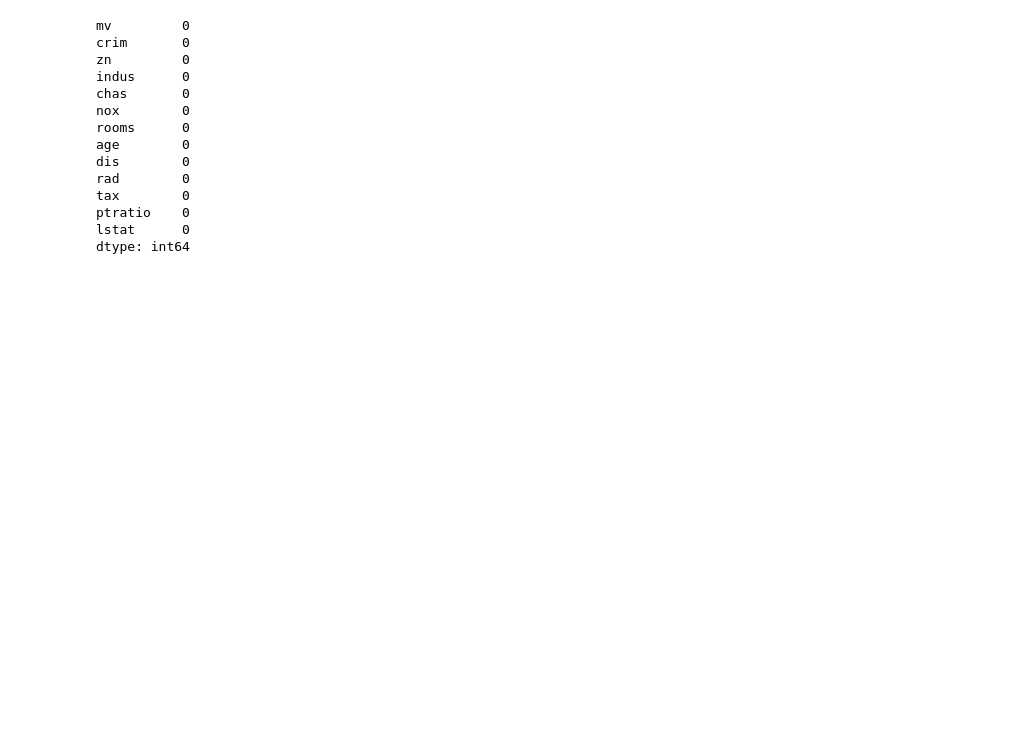
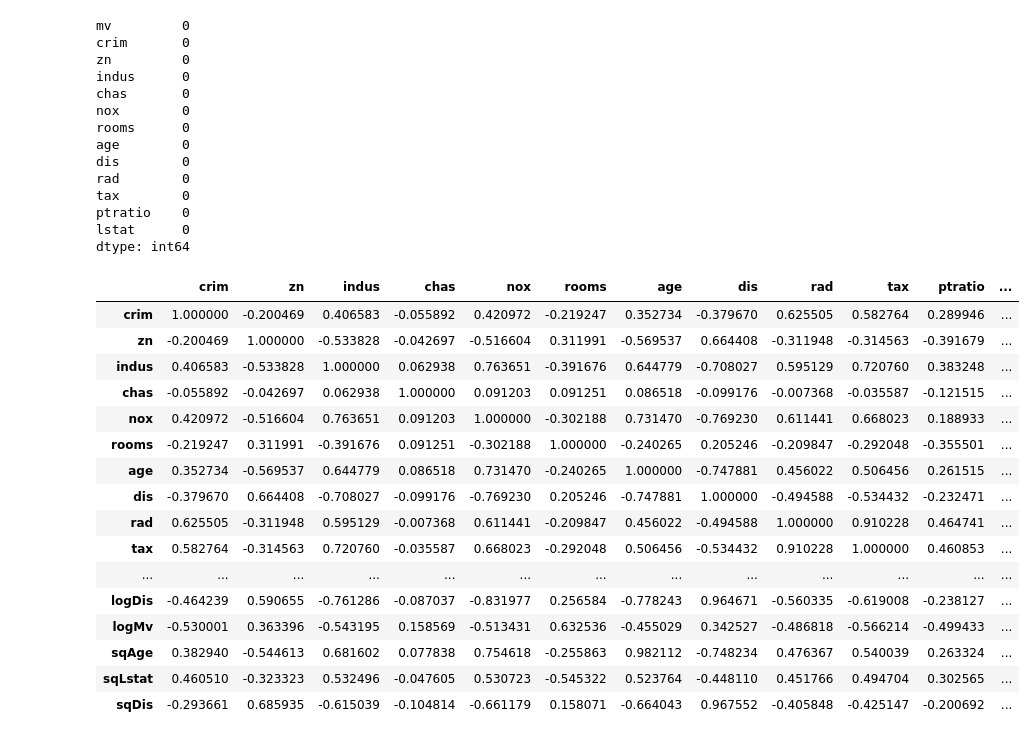
Before and after one commit to tisSoFluffy/MSDS422_ML, a Jupyter notebook: Week2_Assignment_EDA_by_JG.ipynb, the cells around one changed output. Saved outputs shown, nothing was run; the diff lists cells and outputs as text; code cells hidden in the pictures; blank space fills up the shorter version.

```diff
--- a/Week2_Assignment_EDA_by_JG.ipynb
+++ b/Week2_Assignment_EDA_by_JG.ipynb
@@ -235,0 +263,20 @@ dtype: int64
+# %%
+boston.corr()
+# %% [output]
+|  | crim | zn | indus | chas | nox | rooms | age | dis | rad | tax | ptratio | ... |
+| crim | 1.000000 | -0.200469 | 0.406583 | -0.055892 | 0.420972 | -0.219247 | 0.352734 | -0.379670 | 0.625505 | 0.582764 | 0.289946 | ... |
+| zn | -0.200469 | 1.000000 | -0.533828 | -0.042697 | -0.516604 | 0.311991 | -0.569537 | 0.664408 | -0.311948 | -0.314563 | -0.391679 | ... |
+| indus | 0.406583 | -0.533828 | 1.000000 | 0.062938 | 0.763651 | -0.391676 | 0.644779 | -0.708027 | 0.595129 | 0.720760 | 0.383248 | ... |
+| chas | -0.055892 | -0.042697 | 0.062938 | 1.000000 | 0.091203 | 0.091251 | 0.086518 | -0.099176 | -0.007368 | -0.035587 | -0.121515 | ... |
+| nox | 0.420972 | -0.516604 | 0.763651 | 0.091203 | 1.000000 | -0.302188 | 0.731470 | -0.769230 | 0.611441 | 0.668023 | 0.188933 | ... |
+| rooms | -0.219247 | 0.311991 | -0.391676 | 0.091251 | -0.302188 | 1.000000 | -0.240265 | 0.205246 | -0.209847 | -0.292048 | -0.355501 | ... |
+| age | 0.352734 | -0.569537 | 0.644779 | 0.086518 | 0.731470 | -0.240265 | 1.000000 | -0.747881 | 0.456022 | 0.506456 | 0.261515 | ... |
+| dis | -0.379670 | 0.664408 | -0.708027 | -0.099176 | -0.769230 | 0.205246 | -0.747881 | 1.000000 | -0.494588 | -0.534432 | -0.232471 | ... |
+| rad | 0.625505 | -0.311948 | 0.595129 | -0.007368 | 0.611441 | -0.209847 | 0.456022 | -0.494588 | 1.000000 | 0.910228 | 0.464741 | ... |
+| tax | 0.582764 | -0.314563 | 0.720760 | -0.035587 | 0.668023 | -0.292048 | 0.506456 | -0.534432 | 0.910228 | 1.000000 | 0.460853 | ... |
+| ... | ... | ... | ... | ... | ... | ... | ... | ... | ... | ... | ... | ... |
+| logDis | -0.464239 | 0.590655 | -0.761286 | -0.087037 | -0.831977 | 0.256584 | -0.778243 | 0.964671 | -0.560335 | -0.619008 | -0.238127 | ... |
+| logMv | -0.530001 | 0.363396 | -0.543195 | 0.158569 | -0.513431 | 0.632536 | -0.455029 | 0.342527 | -0.486818 | -0.566214 | -0.499433 | ... |
+| sqAge | 0.382940 | -0.544613 | 0.681602 | 0.077838 | 0.754618 | -0.255863 | 0.982112 | -0.748234 | 0.476367 | 0.540039 | 0.263324 | ... |
+| sqLstat | 0.460510 | -0.323323 | 0.532496 | -0.047605 | 0.530723 | -0.545322 | 0.523764 | -0.448110 | 0.451766 | 0.494704 | 0.302565 | ... |
+| sqDis | -0.293661 | 0.685935 | -0.615039 | -0.104814 | -0.661179 | 0.158071 | -0.664043 | 0.967552 | -0.405848 | -0.425147 | -0.200692 | ... |
```
Also changed, not shown: parts of 13 cells of this notebook.
